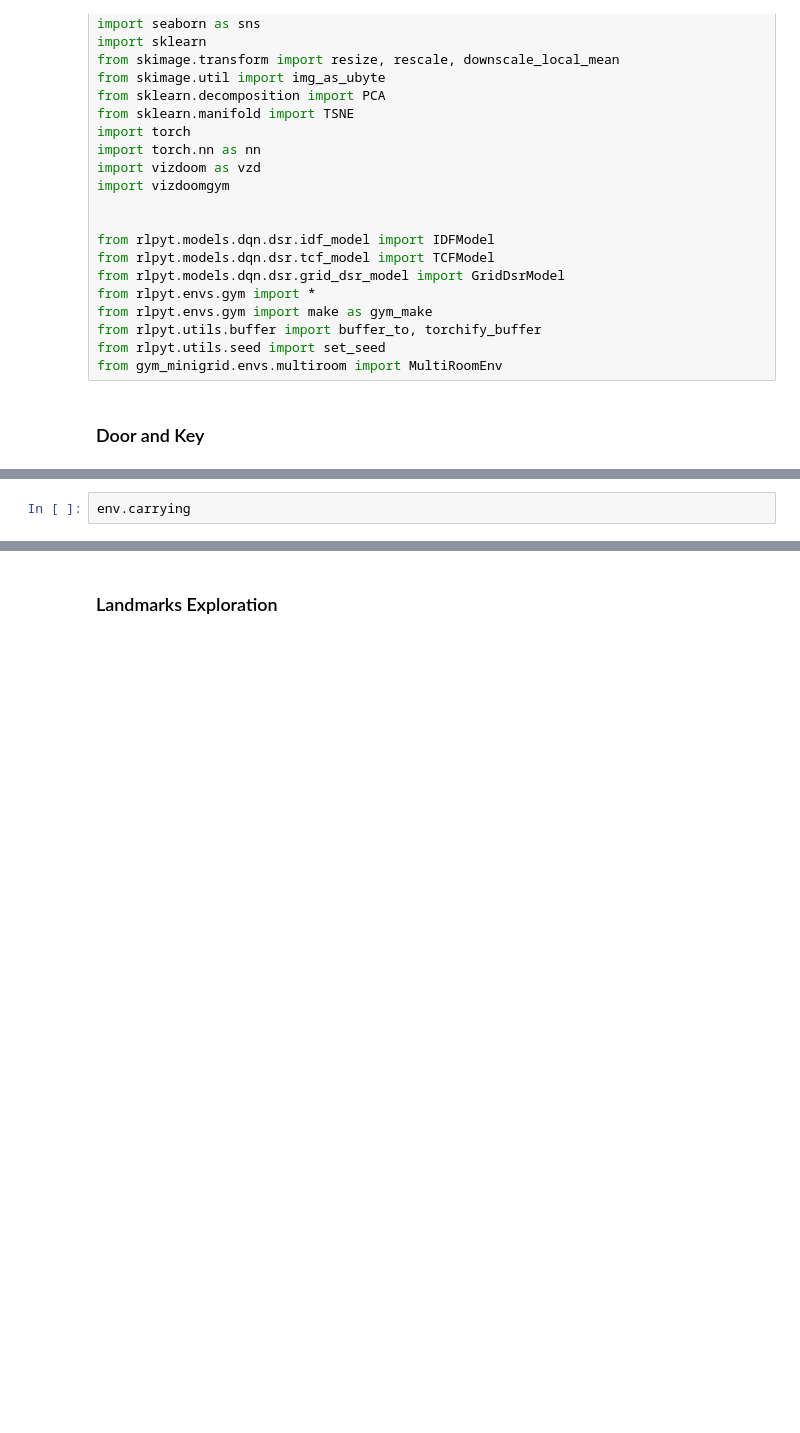
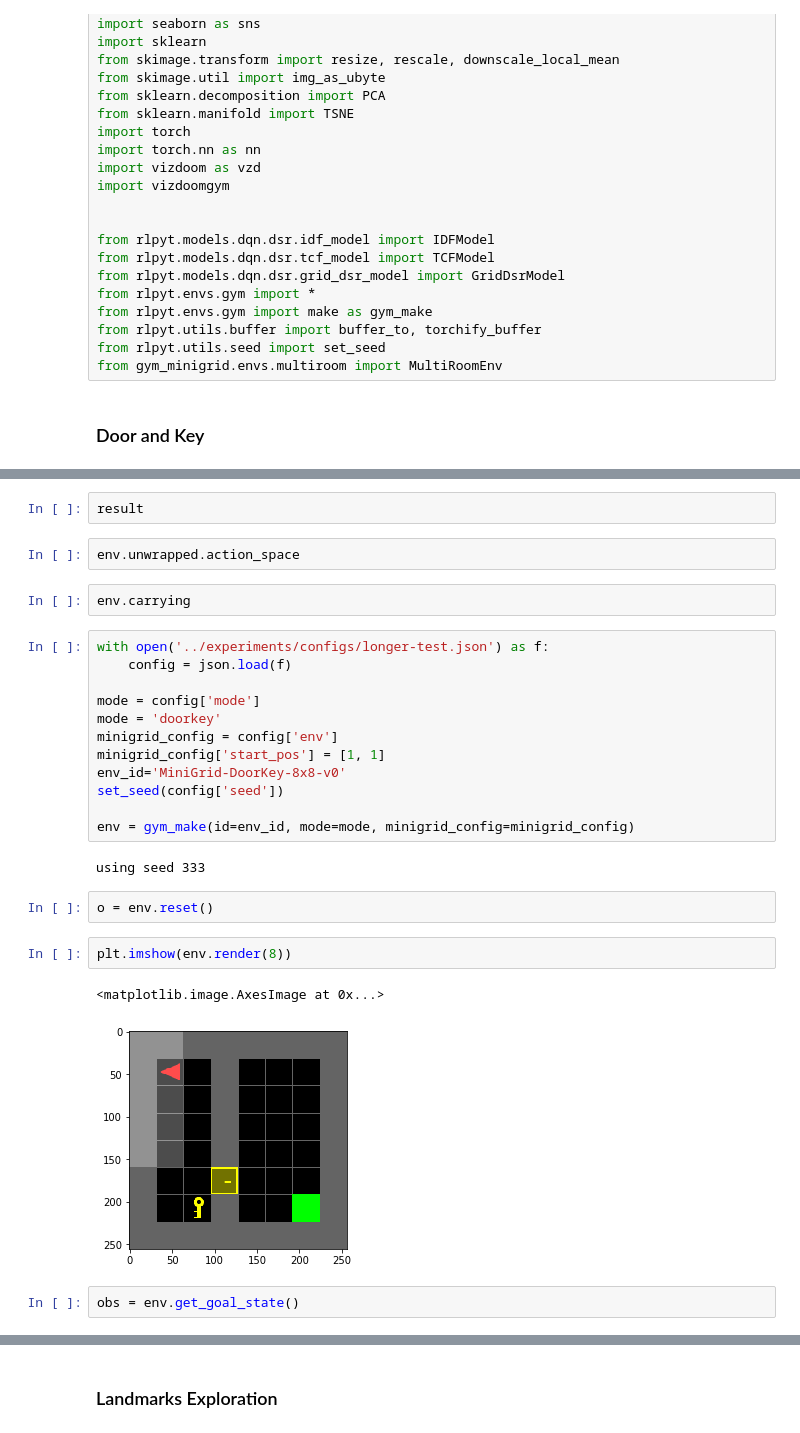
Before and after one commit to 2016choang/sfl, a Jupyter notebook: playground/new-envs.ipynb, the cells around one changed output, grey strips where cells are left out. Cells and saved outputs as stored; diff of their text form; blank space fills up the shorter version.

Commit message:
Env changes to account for doorkey

```diff
--- a/playground/new-envs.ipynb
+++ b/playground/new-envs.ipynb
@@ -46,2 +56,29 @@ plt.imshow(env.render(8))
+# %%
+result
+# %%
+env.unwrapped.action_space
 # %%
 env.carrying
+# %%
+with open('../experiments/configs/longer-test.json') as f:
+    config = json.load(f)
+
+mode = config['mode']
+mode = 'doorkey'
+minigrid_config = config['env']
+minigrid_config['start_pos'] = [1, 1]
+env_id='MiniGrid-DoorKey-8x8-v0'
+set_seed(config['seed'])
+
+env = gym_make(id=env_id, mode=mode, minigrid_config=minigrid_config)
+# %% [output]
+using seed 333
+# %%
+o = env.reset()
+# %%
+plt.imshow(env.render(8))
+# %% [output]
+<matplotlib.image.AxesImage at 0x...>
+[figure, added]
+# %%
+obs = env.get_goal_state()
```
Also changed, not shown: parts of 29 cells of this notebook, 7 other files.
